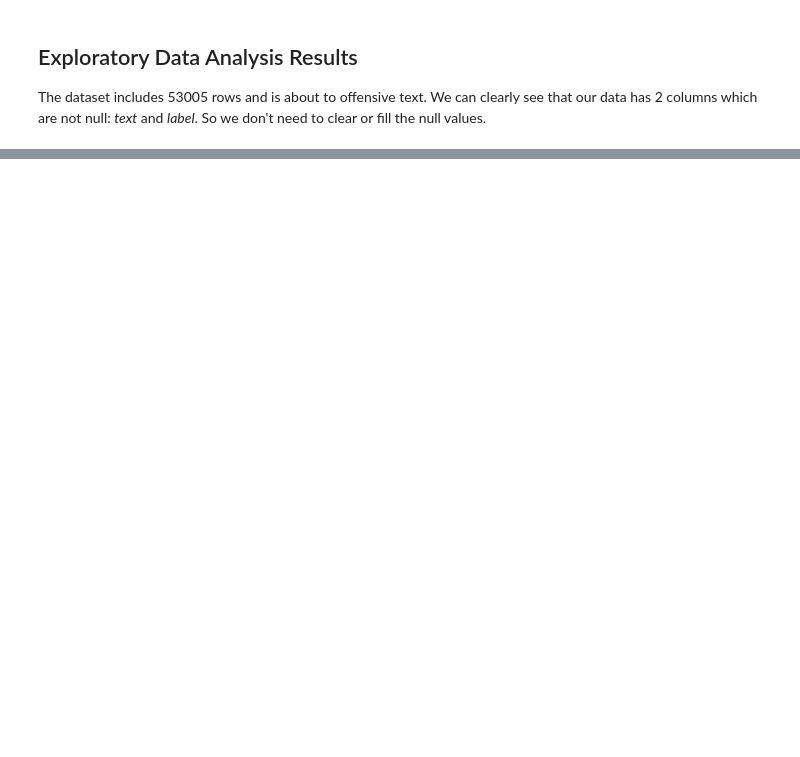
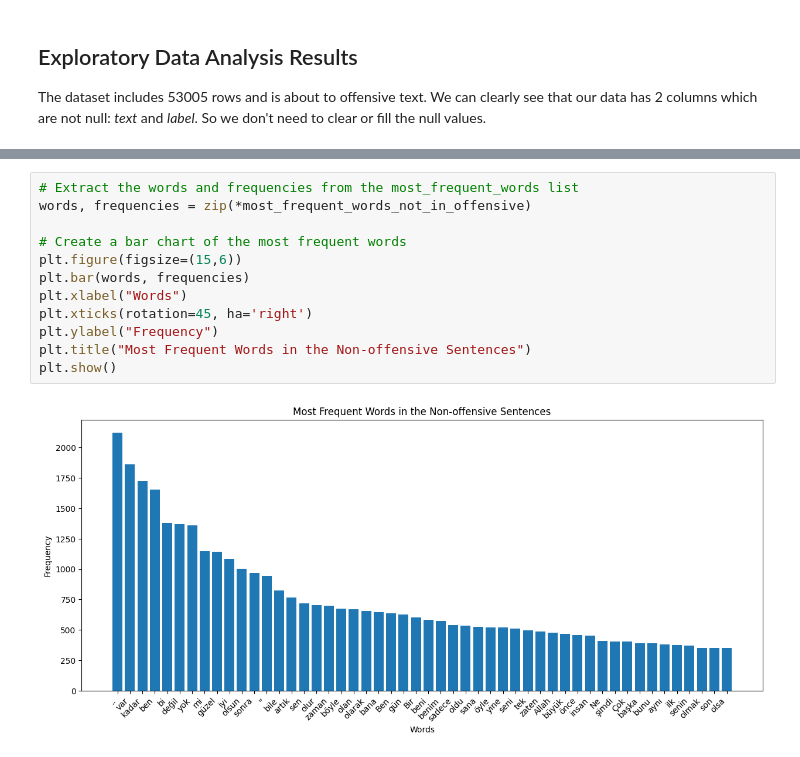
Before and after one commit to emirryilmazz/Team10_ClassificationOfInappropriateOrOffensiveText, a Jupyter notebook: project.ipynb, the cells around one changed output, grey strips where cells are left out. Cells and saved outputs as stored; diff of their text form; blank space fills up the shorter version.

```diff
--- a/project.ipynb
+++ b/project.ipynb
@@ -66,0 +112,14 @@ The dataset includes 53005 rows and is about to offensive text. We can clearly s
+# %%
+# Extract the words and frequencies from the most_frequent_words list
+words, frequencies = zip(*most_frequent_words_not_in_offensive)
+
+# Create a bar chart of the most frequent words
+plt.figure(figsize=(15,6))
+plt.bar(words, frequencies)
+plt.xlabel("Words")
+plt.xticks(rotation=45, ha='right')
+plt.ylabel("Frequency")
+plt.title("Most Frequent Words in the Non-offensive Sentences")
+plt.show()
+# %% [output]
+[figure, added]
```
Also changed, not shown: parts of 9 cells of this notebook.
